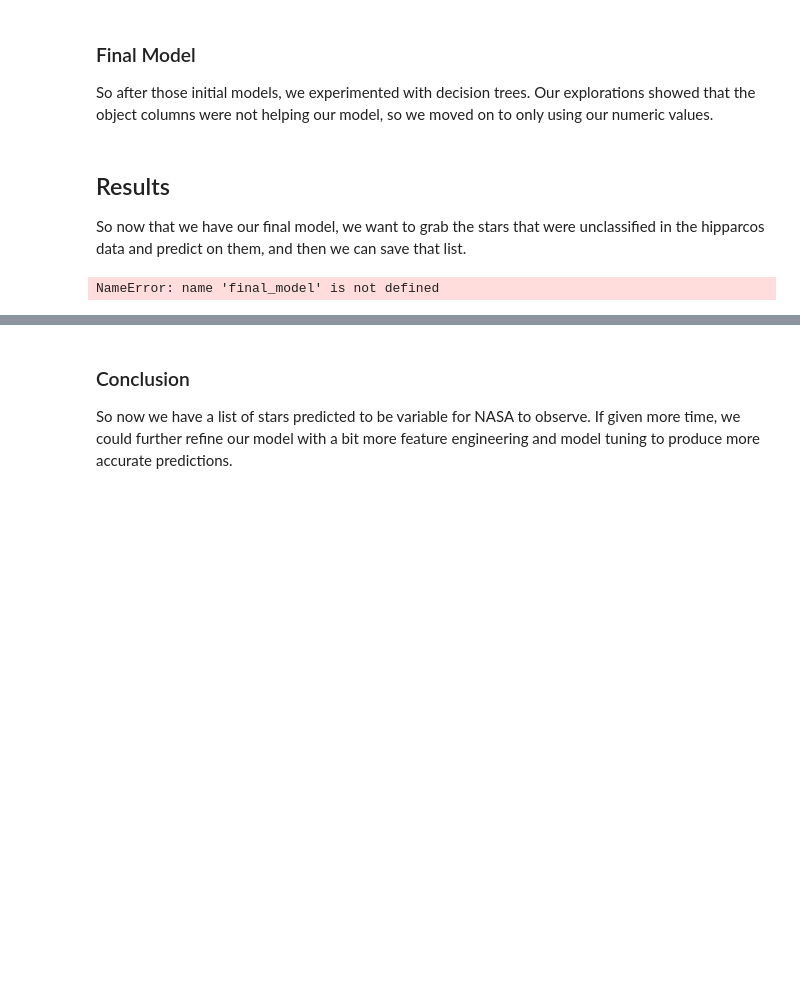
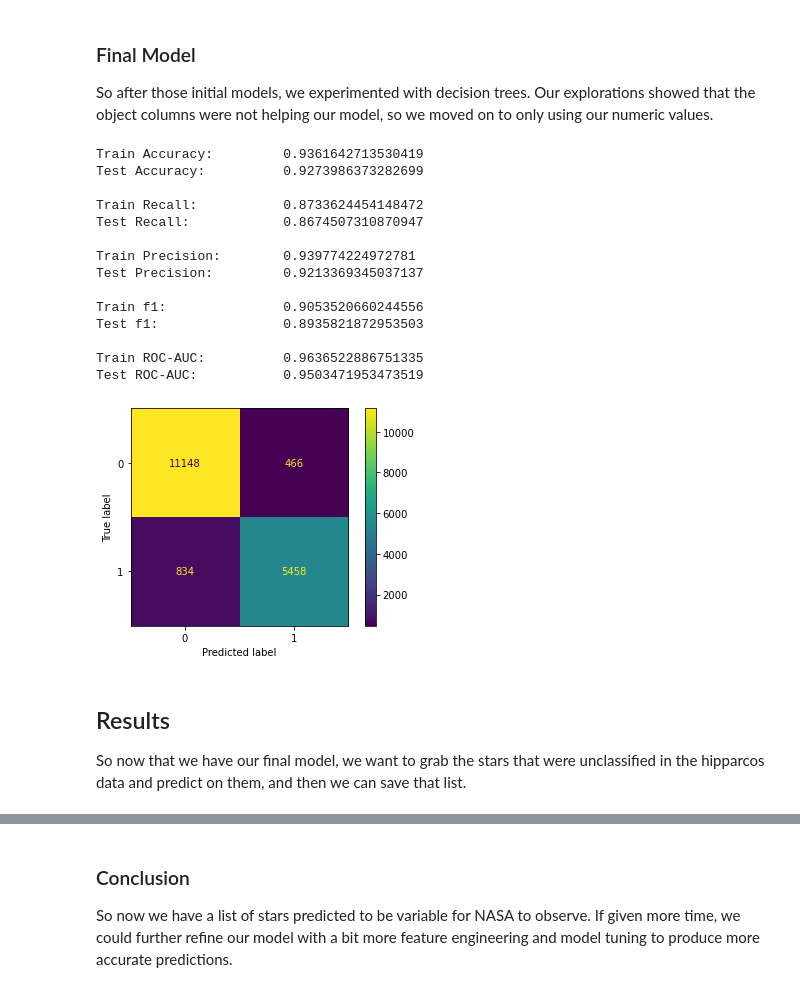
Before and after one commit to pjlannoo/StarVariabilityML, a Jupyter notebook: FinalNotebook.ipynb, the cells around one changed output, grey strips where cells are left out. Saved outputs shown, nothing was run; the diff lists cells and outputs as text; code cells hidden in the pictures; blank space fills up the shorter version.

```diff
--- a/FinalNotebook.ipynb
+++ b/FinalNotebook.ipynb
@@ -246,13 +248,35 @@ So after those initial models, we experimented with decision trees. Our explorat
+# %%
+final_model = Pipeline(steps=[
+    ('preprocessor', final_preprocessor),
+    ('tree', DecisionTreeClassifier(random_state=42, max_depth=15, min_samples_split=74))
+])
+final_model.fit(X_train[final_cols], y_train)
+
+display_metrics(final_model, X_train[final_cols], X_test[final_cols], y_train, y_test)
+# %% [output]
+Train Accuracy:         0.9361642713530419
+Test Accuracy:          0.9273986373282699
+
+Train Recall:           0.8733624454148472
+Test Recall:            0.8674507310870947
+
+Train Precision:        0.939774224972781
+Test Precision:         0.9213369345037137
+
+Train f1:               0.9053520660244556
+Test f1:                0.8935821872953503
+
+Train ROC-AUC:          0.9636522886751335
+Test ROC-AUC:           0.9503471953473519
+[figure, added]
 # %% [markdown]
 ## Results
 So now that we have our final model, we want to grab the stars that were unclassified in the hipparcos data and predict on them, and then we can save that list.
 # %%
-holdout_preds = final_model.predict(holdoutdf[use_cols])
+holdout_preds = final_model.predict(holdoutdf[final_cols])
 holdoutdf['Predicted'] = holdout_preds
 
 predicted_variable_HIP = list(holdoutdf[holdoutdf['Predicted'] == 1]['HIP'])
-# %% [output]
-NameError: name 'final_model' is not defined
 # %%
 display(predicted_variable_HIP)
 # %% [output]
```
Also changed, not shown: parts of 6 cells of this notebook, 2 other files.
